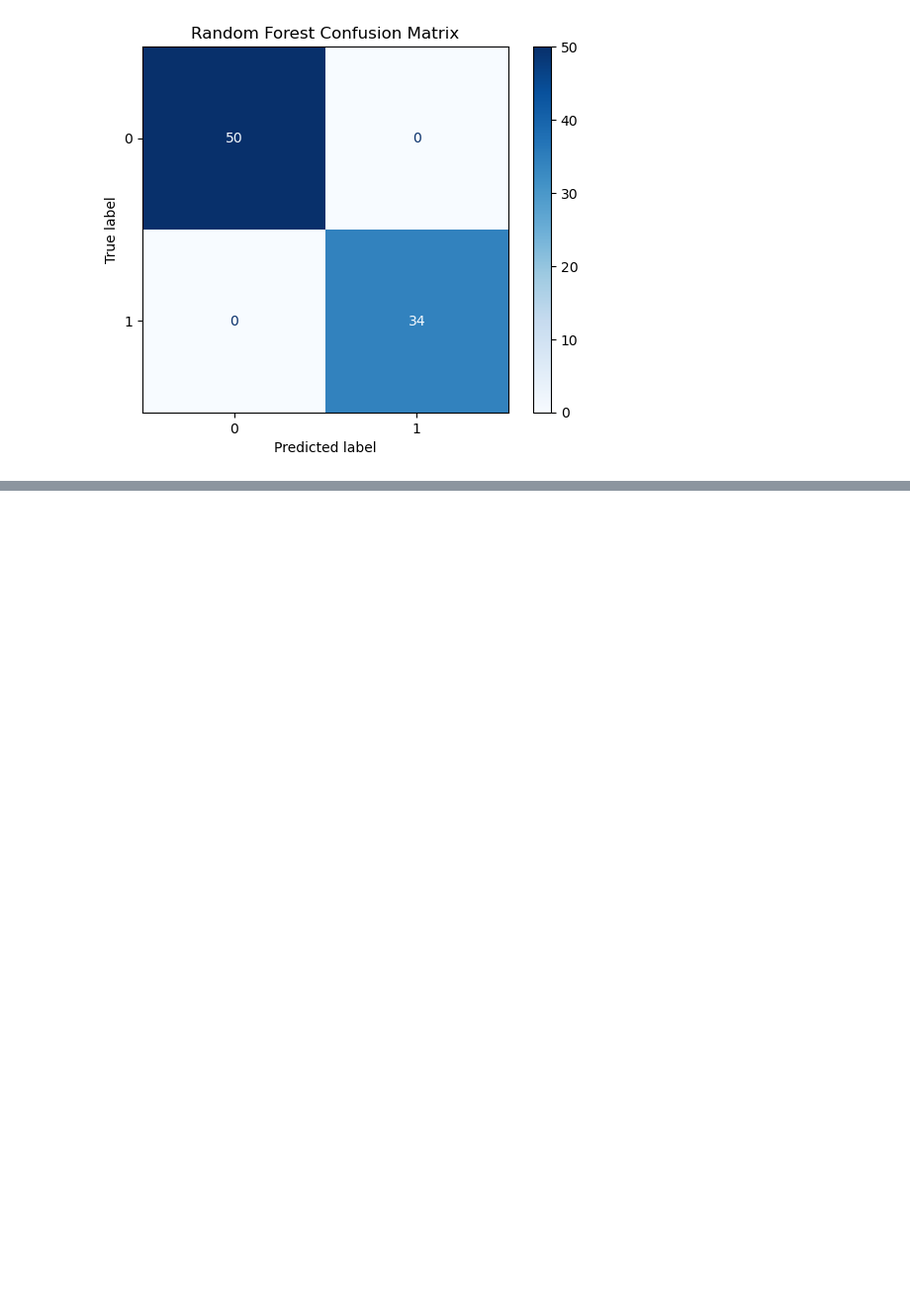
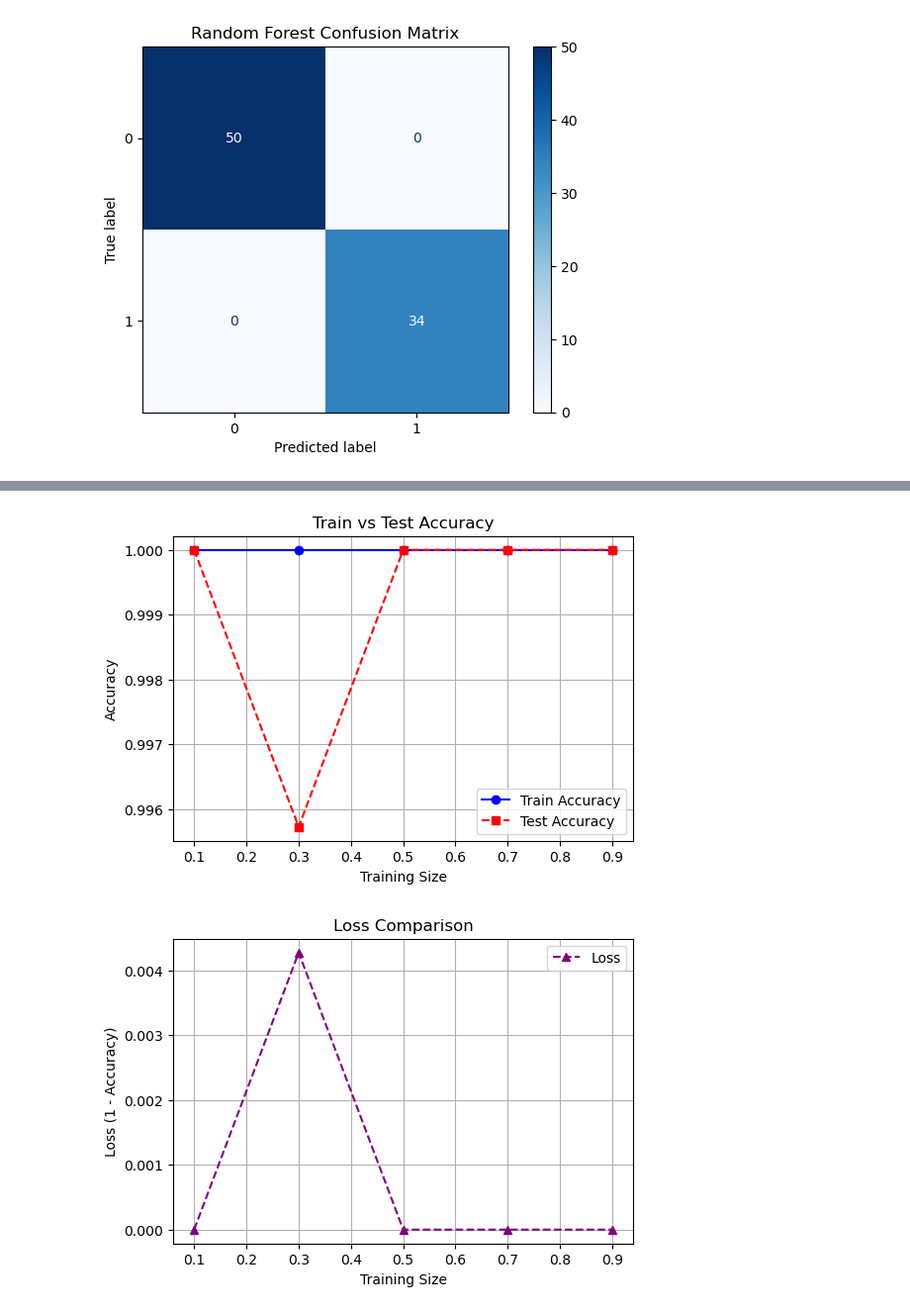
Before and after one commit to mudrap2706/Titanic_Survival_Analysis, a Jupyter notebook: titanic_analysis.ipynb, the cells around one changed output, grey strips where cells are left out. Shown: that part at 99% size. Cells and saved outputs as stored; diff of their text form; code cells hidden in the pictures; blank space fills up the shorter version.

Commit message:
Completed dataset preprocessing, visualization, feature engineering, and ML models

```diff
--- a/titanic_analysis.ipynb
+++ b/titanic_analysis.ipynb
@@ -224,0 +214,48 @@ plt.show()
+# %%
+# Training vs Testing Accuracy and Loss Comparison
+
+from sklearn.ensemble import RandomForestClassifier
+from sklearn.model_selection import train_test_split
+from sklearn.metrics import accuracy_score
+
+train_sizes = [0.1, 0.3, 0.5, 0.7, 0.9]
+train_scores = []
+test_scores = []
+loss_values = []
+
+for size in train_sizes:
+    X_partial, X_val, y_partial, y_val = train_test_split(X_train, y_train, train_size=size, random_state=42)
+
+    model = RandomForestClassifier(n_estimators=100, random_state=42)
+    model.fit(X_partial, y_partial)
+
+    train_accuracy = accuracy_score(y_partial, model.predict(X_partial))
+    test_accuracy = accuracy_score(y_val, model.predict(X_val))
+
+    train_scores.append(train_accuracy)
+    test_scores.append(test_accuracy)
+    loss_values.append(1 - test_accuracy)
+
+# Plot Train vs Test Accuracy
+plt.figure(figsize=(6, 4))
+plt.plot(train_sizes, train_scores, label="Train Accuracy", marker="o", linestyle="-", color="blue")
+plt.plot(train_sizes, test_scores, label="Test Accuracy", marker="s", linestyle="--", color="red")
+plt.xlabel("Training Size")
+plt.ylabel("Accuracy")
+plt.title("Train vs Test Accuracy")
+plt.legend()
+plt.grid()
+plt.show()
+
+# Plot Loss Comparison
+plt.figure(figsize=(6, 4))
+plt.plot(train_sizes, loss_values, label="Loss", marker="^", linestyle="--", color="purple")
+plt.xlabel("Training Size")
+plt.ylabel("Loss (1 - Accuracy)")
+plt.title("Loss Comparison")
+plt.legend()
+plt.grid()
+plt.show()
+# %% [output]
+[figure, added]
+[figure, added]
```
Also changed, not shown: parts of 5 cells of this notebook.
